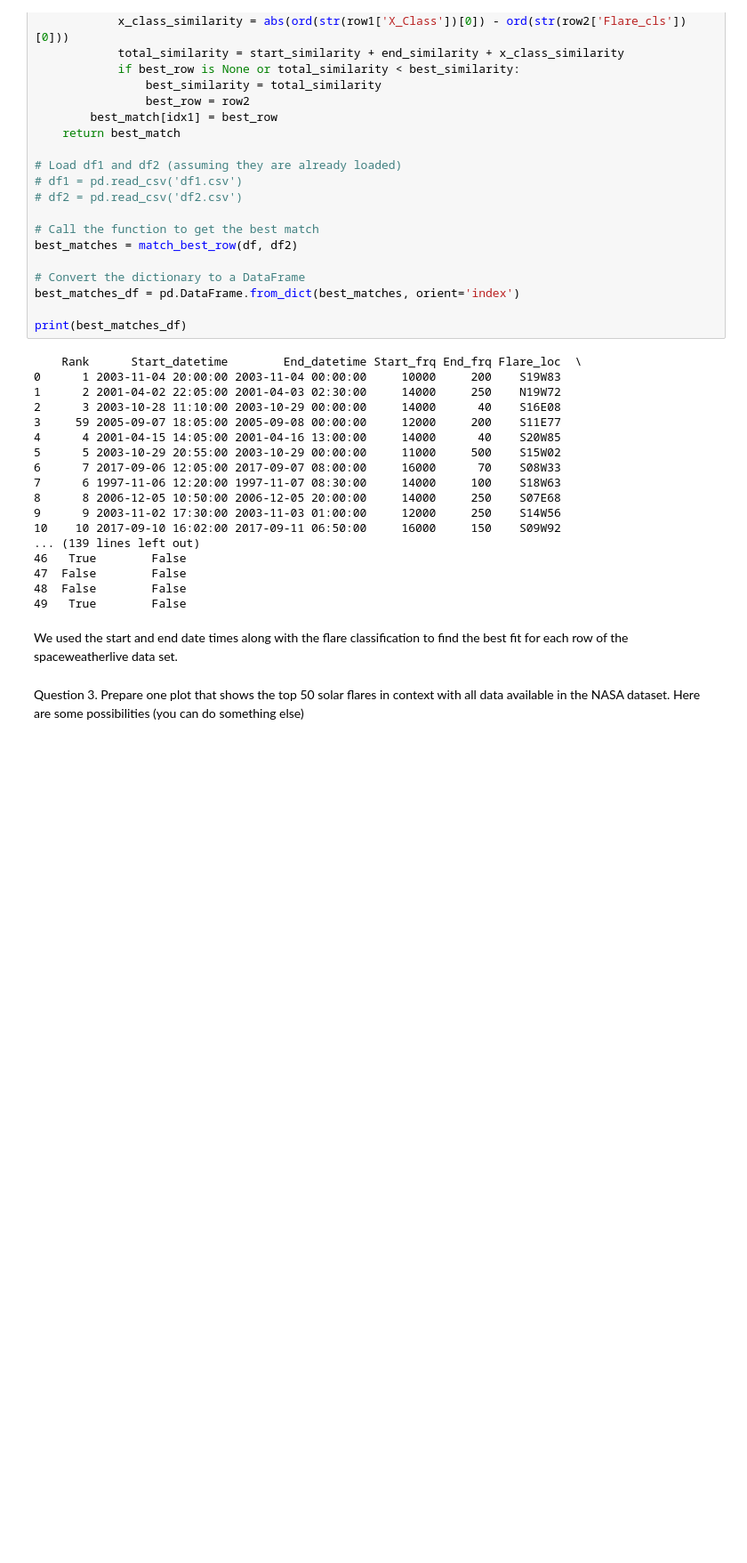
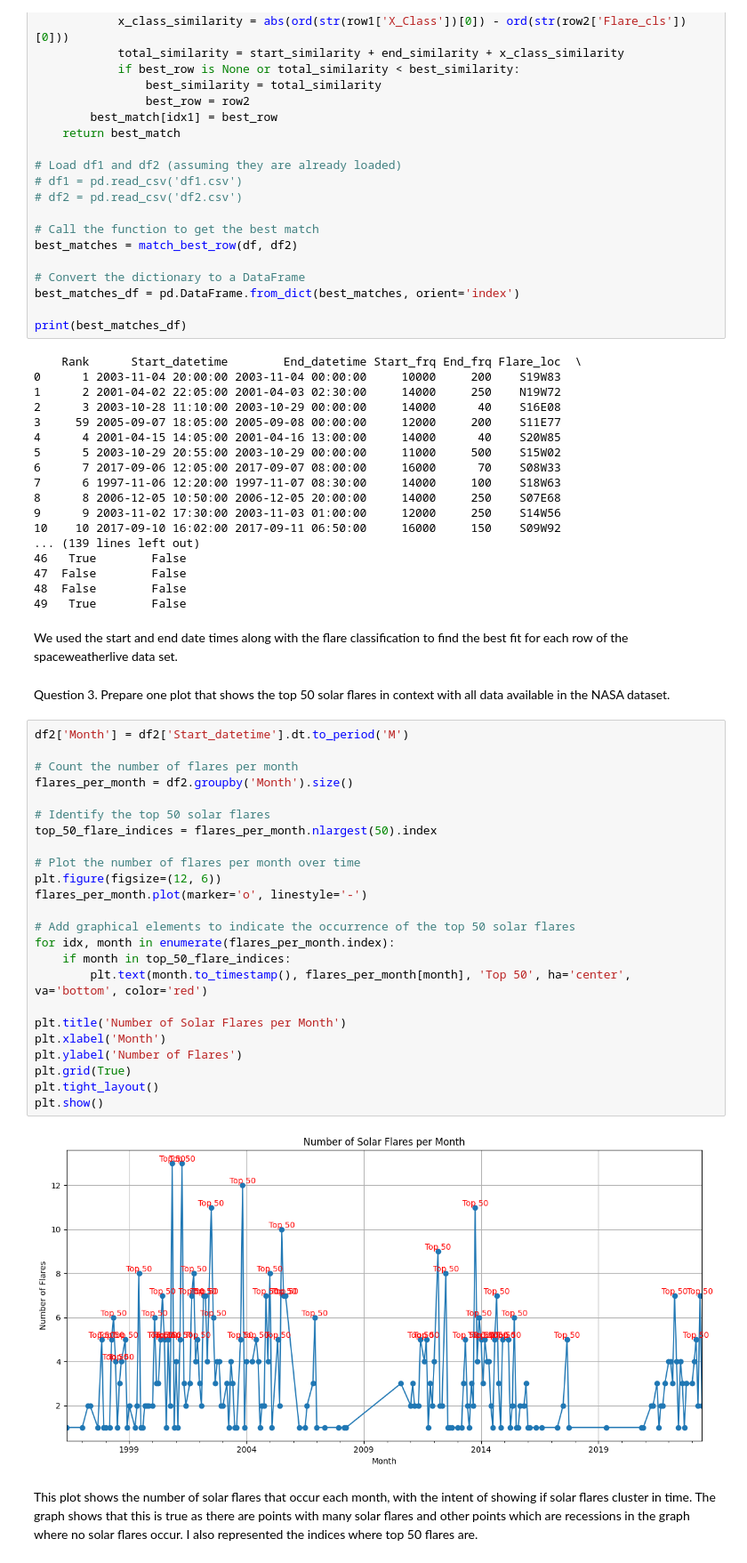
Before and after one commit to bvonanck/project1_320, a Jupyter notebook: proj1.ipynb, the cells around one changed output. Shown at 89% size. Cells and saved outputs as stored; diff of their text form; blank space fills up the shorter version.

```diff
--- a/proj1.ipynb
+++ b/proj1.ipynb
@@ -472,4 +465,32 @@ print(best_matches_df)
 We used the start and end date times along with the flare classification to find the best fit for each row of the spaceweatherlive data set.
 # %% [markdown]
 Question 3.
-Prepare one plot that shows the top 50 solar flares in context with all data available in the NASA dataset. Here are some possibilities (you can do something else)
+Prepare one plot that shows the top 50 solar flares in context with all data available in the NASA dataset.
+# %%
+df2['Month'] = df2['Start_datetime'].dt.to_period('M')
+
+# Count the number of flares per month
+flares_per_month = df2.groupby('Month').size()
+
+# Identify the top 50 solar flares
+top_50_flare_indices = flares_per_month.nlargest(50).index
+
+# Plot the number of flares per month over time
+plt.figure(figsize=(12, 6))
+flares_per_month.plot(marker='o', linestyle='-')
+
+# Add graphical elements to indicate the occurrence of the top 50 solar flares
+for idx, month in enumerate(flares_per_month.index):
+    if month in top_50_flare_indices:
+        plt.text(month.to_timestamp(), flares_per_month[month], 'Top 50', ha='center', va='bottom', color='red')
+
+plt.title('Number of Solar Flares per Month')
+plt.xlabel('Month')
+plt.ylabel('Number of Flares')
+plt.grid(True)
+plt.tight_layout()
+plt.show()
+# %% [output]
+[figure, added]
+# %% [markdown]
+This plot shows the number of solar flares that occur each month, with the intent of showing if solar flares cluster in time. The graph shows that this is true as there are points with many solar flares and other points which are recessions in the graph where no solar flares occur. I also represented the indices where top 50 flares are.
```
Also changed, not shown: parts of 3 cells of this notebook.
